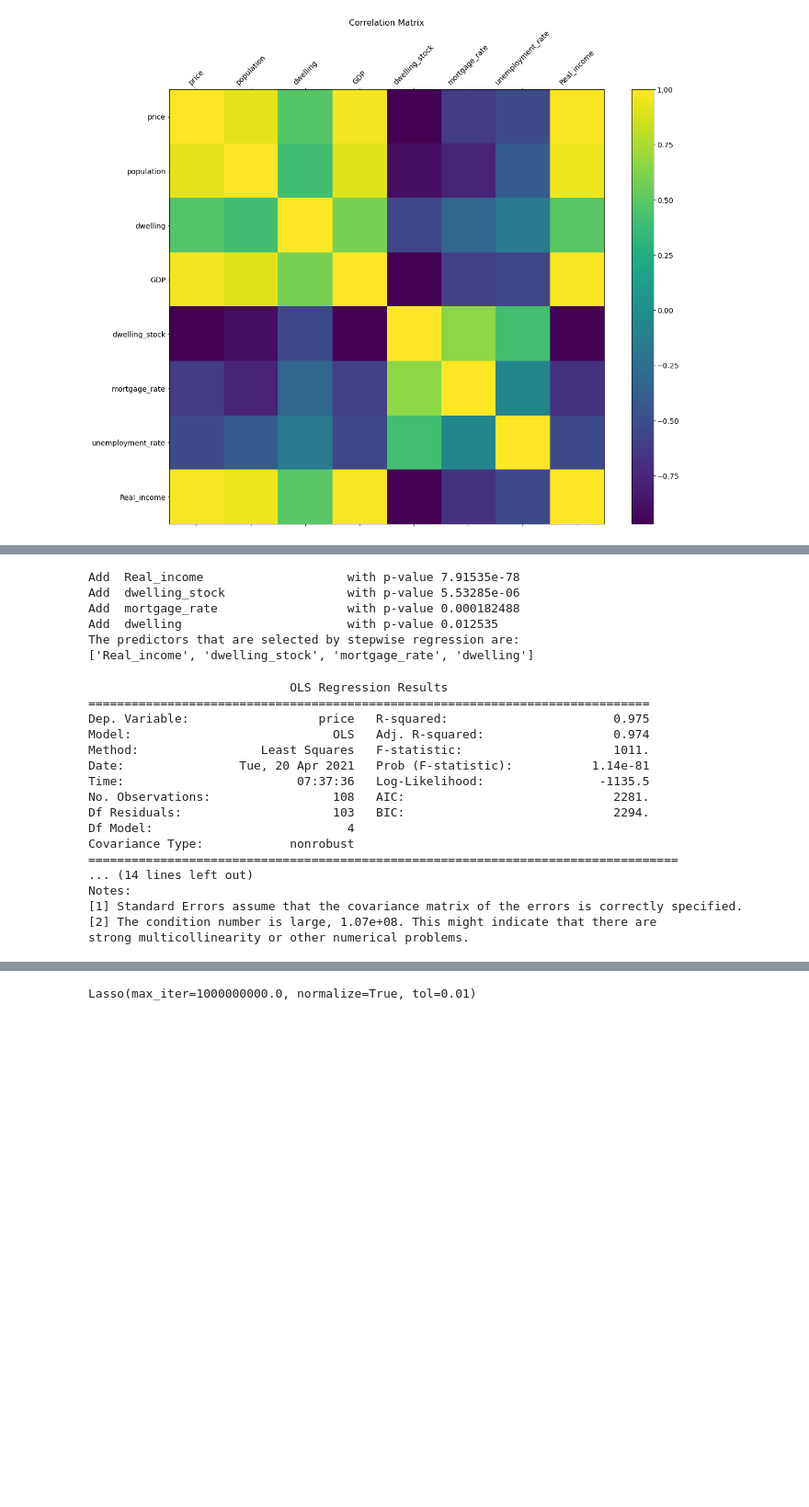
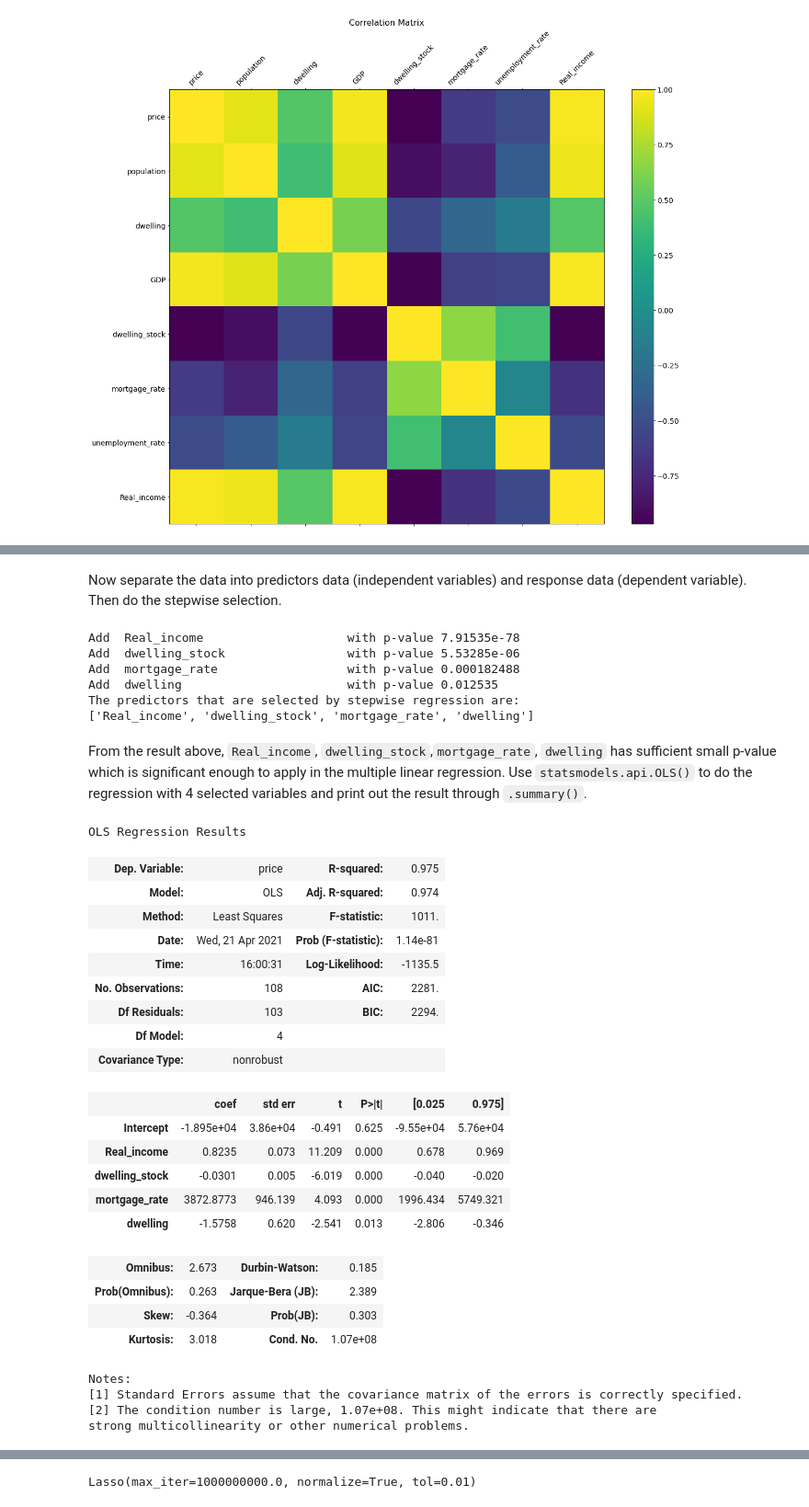
Before and after one commit to TTonsss/DSSS, a Jupyter notebook: assessment.ipynb, the cells around one changed output, grey strips where cells are left out. Shown at 92% size. Drawn from its saved outputs; the diff is of its cells as text; code cells hidden in the pictures; blank space fills up the shorter version.

```diff
--- a/assessment.ipynb
+++ b/assessment.ipynb
@@ -310 +332,3 @@ response_data = data['price']
+# %% [markdown]
+Now separate the data into predictors data (independent variables) and response data (dependent variable). Then do the stepwise selection.
 # %%
@@ -321,24 +347,33 @@ Add  mortgage_rate                  with p-value 0.000182488
 Add  dwelling                       with p-value 0.012535
 The predictors that are selected by stepwise regression are:
 ['Real_income', 'dwelling_stock', 'mortgage_rate', 'dwelling']
+# %% [markdown]
+From the result above, `Real_income`, `dwelling_stock`,`mortgage_rate`, `dwelling` has sufficient small p-value which is significant enough to apply in the multiple linear regression. Use `statsmodels.api.OLS()` to do the regression with 4 selected variables and print out the result through `.summary()`.
 # %%
 multi_regression_model_1 = smf.ols(formula='price ~ Real_income+dwelling_stock+mortgage_rate+dwelling',data=data).fit()
-print(multi_regression_model_1.summary())
+multi_regression_model_1.summary()
 # %% [output]
-                            OLS Regression Results
-==============================================================================
-Dep. Variable:                  price   R-squared:                       0.975
-Model:                            OLS   Adj. R-squared:                  0.974
-Method:                 Least Squares   F-statistic:                     1011.
-Date:                Tue, 20 Apr 2021   Prob (F-statistic):           1.14e-81
-Time:                        07:37:36   Log-Likelihood:                -1135.5
-No. Observations:                 108   AIC:                             2281.
-Df Residuals:                     103   BIC:                             2294.
-Df Model:                           4
-Covariance Type:            nonrobust
-==================================================================================
-... (14 lines left out)
-Notes:
-[1] Standard Errors assume that the covariance matrix of the errors is correctly specified.
-[2] The condition number is large, 1.07e+08. This might indicate that there are
-strong multicollinearity or other numerical problems.
+OLS Regression Results
+| Dep. Variable: | price | R-squared: | 0.975 |
+| Model: | OLS | Adj. R-squared: | 0.974 |
+| Method: | Least Squares | F-statistic: | 1011. |
+| Date: | Wed, 21 Apr 2021 | Prob (F-statistic): | 1.14e-81 |
+| Time: | 16:00:31 | Log-Likelihood: | -1135.5 |
+| No. Observations: | 108 | AIC: | 2281. |
+| Df Residuals: | 103 | BIC: | 2294. |
+| Df Model: | 4 |  |  |
+| Covariance Type: | nonrobust |  |  |
+|  | coef | std err | t | P>|t| | [0.025 | 0.975] |
+| Intercept | -1.895e+04 | 3.86e+04 | -0.491 | 0.625 | -9.55e+04 | 5.76e+04 |
+| Real_income | 0.8235 | 0.073 | 11.209 | 0.000 | 0.678 | 0.969 |
+| dwelling_stock | -0.0301 | 0.005 | -6.019 | 0.000 | -0.040 | -0.020 |
+| mortgage_rate | 3872.8773 | 946.139 | 4.093 | 0.000 | 1996.434 | 5749.321 |
+| dwelling | -1.5758 | 0.620 | -2.541 | 0.013 | -2.806 | -0.346 |
+| Omnibus: | 2.673 | Durbin-Watson: | 0.185 |
+| Prob(Omnibus): | 0.263 | Jarque-Bera (JB): | 2.389 |
+| Skew: | -0.364 | Prob(JB): | 0.303 |
+| Kurtosis: | 3.018 | Cond. No. | 1.07e+08 |
+Notes:
+[1] Standard Errors assume that the covariance matrix of the errors is correctly specified.
+[2] The condition number is large, 1.07e+08. This might indicate that there are
+strong multicollinearity or other numerical problems.
```
Also changed, not shown: parts of 108 cells of this notebook.
